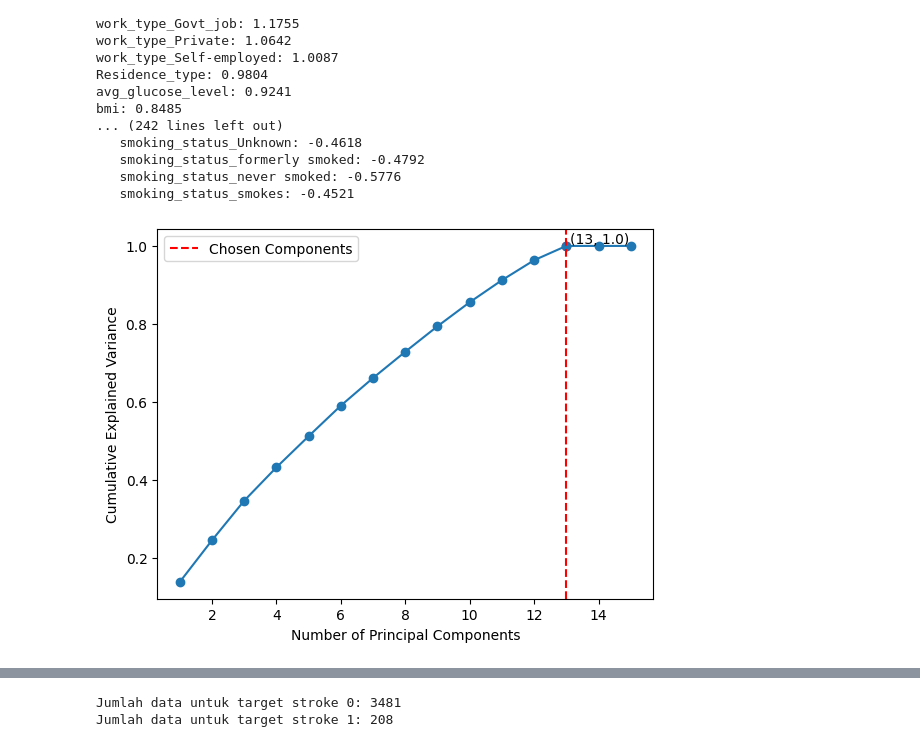
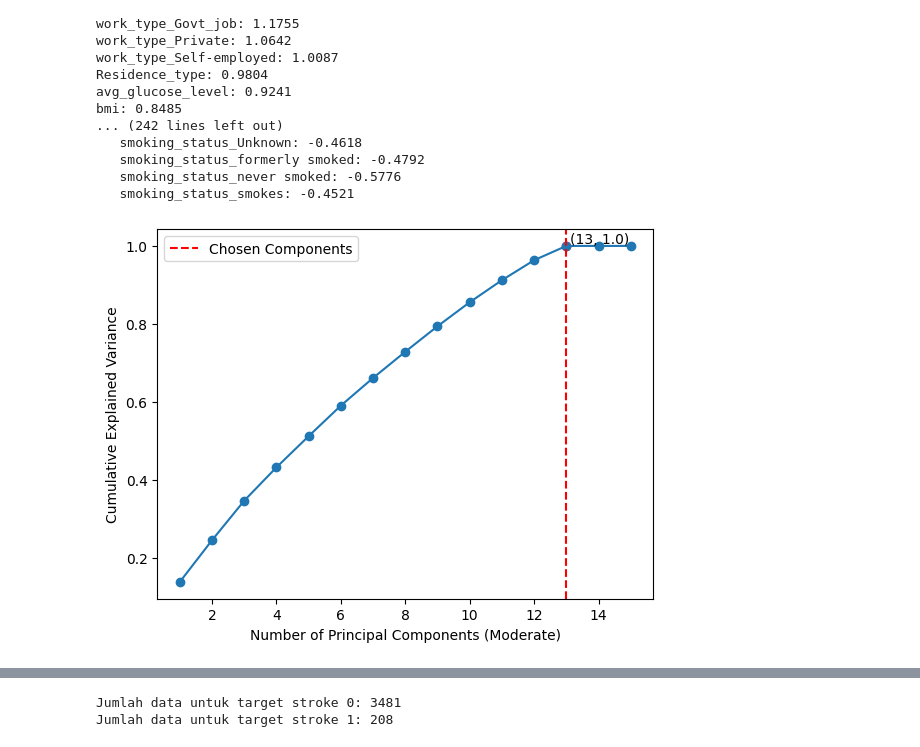
Before and after one commit to avillarafi45/TugasAkhirStrokePrediction, a Jupyter notebook: TugasAkhir.ipynb, the cells around one changed output, grey strips where cells are left out. Drawn from its saved outputs; the diff is of its cells as text; code cells hidden in the pictures.

```diff
--- a/TugasAkhir.ipynb
+++ b/TugasAkhir.ipynb
@@ -694,24 +694,24 @@ bmi: 0.8485
 # %%
 # Plotting cumulative explained variance
 num_components = len(pca.explained_variance_ratio_)
 plt.plot(range(1, num_components + 1), np.cumsum(pca.explained_variance_ratio_), marker='o')
-plt.xlabel('Number of Principal Components')
+plt.xlabel('Number of Principal Components (Moderate)')
 plt.ylabel('Cumulative Explained Variance')
 
 # Tambahkan garis putus-putus pada nilai 13 pada sumbu x
 chosen_components = 13
 plt.axvline(x=chosen_components, color='r', linestyle='--', label='Chosen Components')
 
 # Tambahkan titik pada nilai 13 untuk menunjukkan pilihan komponen utama
 plt.scatter(chosen_components, np.cumsum(pca.explained_variance_ratio_)[chosen_components-1], color='r')
 
 # Tampilkan label pada titik
 plt.text(chosen_components + 0.1, np.cumsum(pca.explained_variance_ratio_)[chosen_components-1], f'({chosen_components}, {np.round(np.cumsum(pca.explained_variance_ratio_)[chosen_components-1], 2)})', verticalalignment='bottom')
 
 plt.legend()
 plt.show()
 # %% [output]
-[figure, old version]
+[figure, new version]
 # %%
 # Lakukan PCA
 n_components = 13  # Ganti dengan jumlah komponen utama yang diinginkan
```
Also changed, not shown: parts of 9 cells of this notebook, 2 other files.
